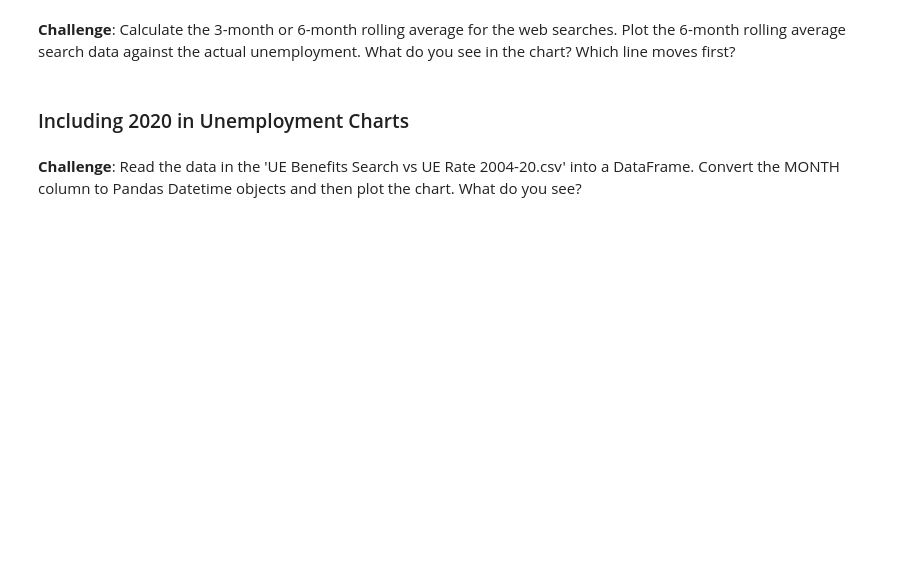
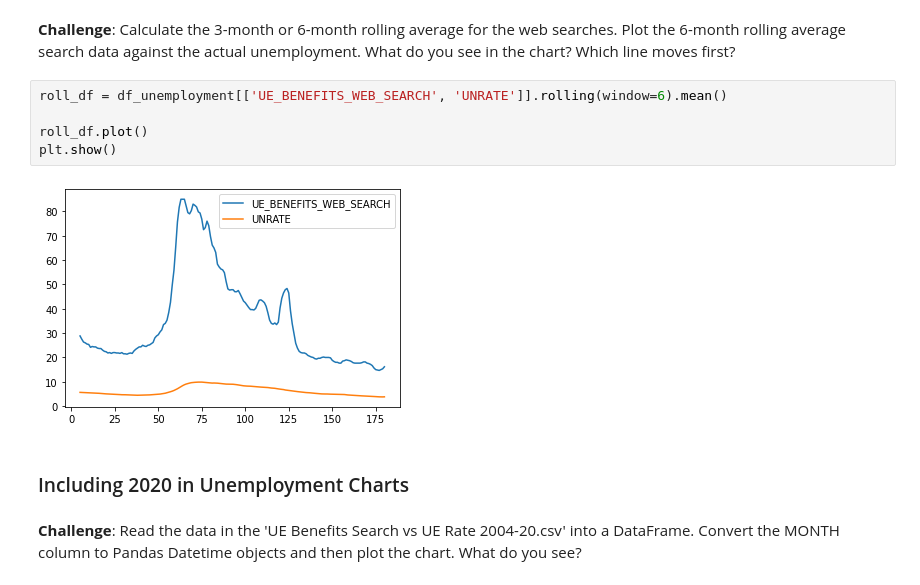
Before and after one commit to krook98/Google-Trends-Data-Visualization, a Jupyter notebook: Google Trends and Data Visualisation (start).ipynb, the cells around one changed output. Saved outputs shown, nothing was run; the diff lists cells and outputs as text; blank space fills up the shorter version.

```diff
--- a/Google Trends and Data Visualisation (start).ipynb
+++ b/Google Trends and Data Visualisation (start).ipynb
@@ -296,5 +318,12 @@ plt.show()
 # %% [markdown]
 **Challenge**: Calculate the 3-month or 6-month rolling average for the web searches. Plot the 6-month rolling average search data against the actual unemployment. What do you see in the chart? Which line moves first?
+# %%
+roll_df = df_unemployment[['UE_BENEFITS_WEB_SEARCH', 'UNRATE']].rolling(window=6).mean()
+
+roll_df.plot()
+plt.show()
+# %% [output]
+[figure, added]
 # %% [markdown]
 ### Including 2020 in Unemployment Charts
 # %% [markdown]
```
Also changed, not shown: parts of 3 cells of this notebook.
